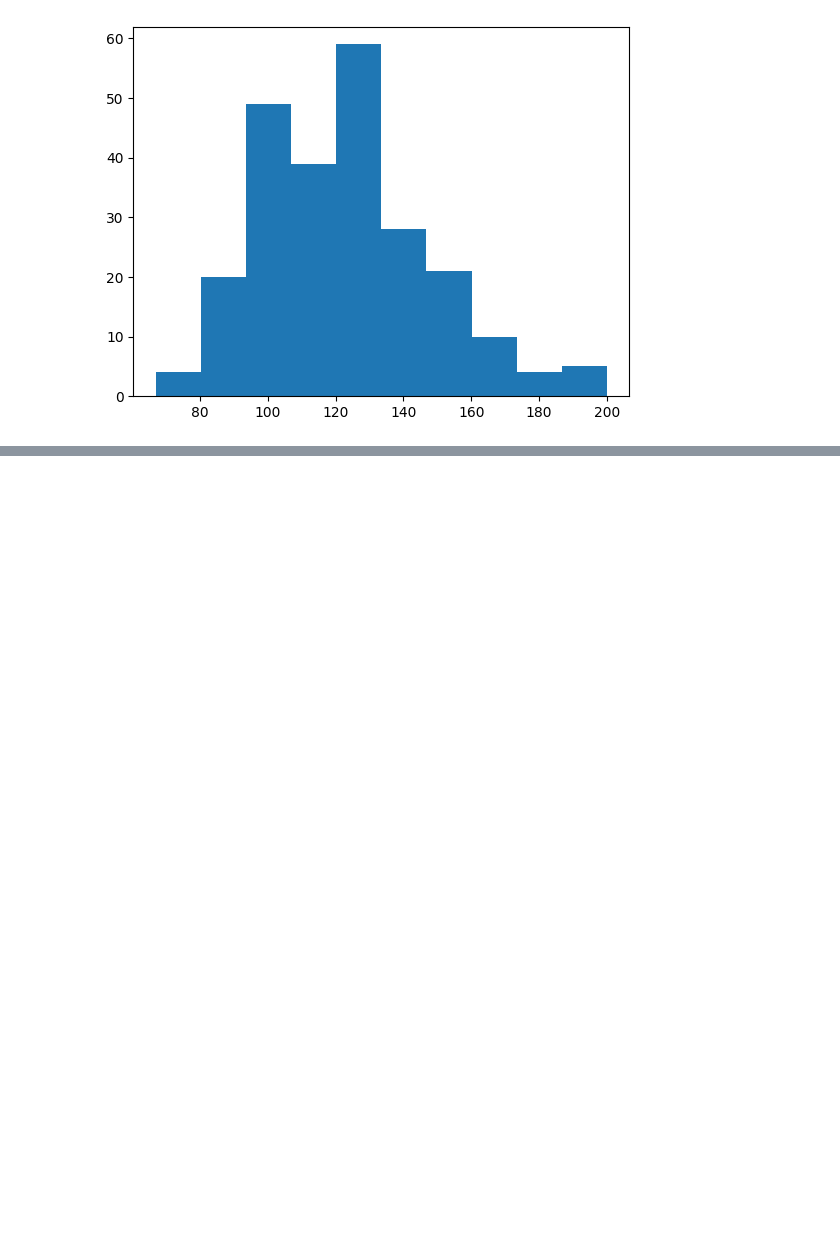
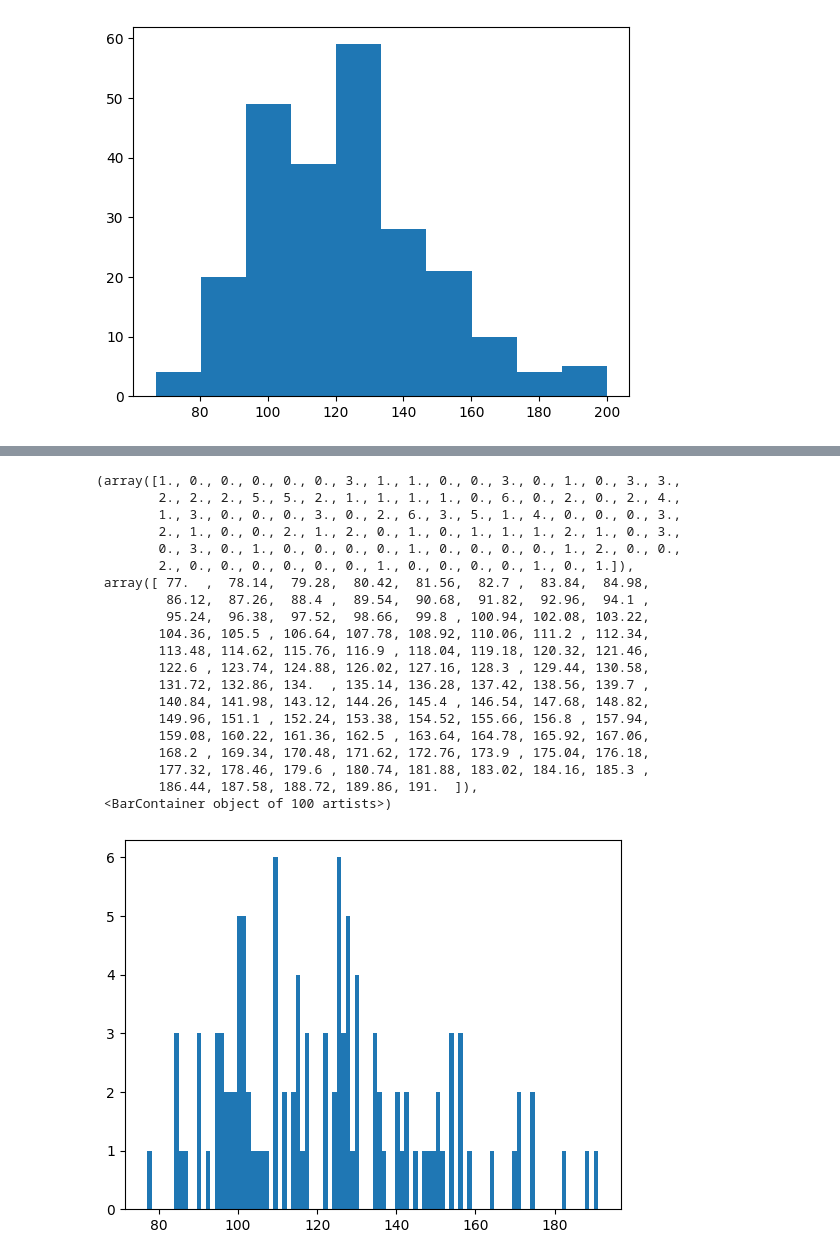
Before and after one commit to ines29/IUI-NLP-Lyrics, a Jupyter notebook: NLP Lyrics.ipynb, the cells around one changed output, grey strips where cells are left out. Drawn from its saved outputs; the diff is of its cells as text; code cells hidden in the pictures; blank space fills up the shorter version.

```diff
--- a/NLP Lyrics.ipynb
+++ b/NLP Lyrics.ipynb
@@ -285,0 +291,29 @@ print(response)
+# %%
+data =[]
+for index,row in df.iterrows():
+    if row['Push myself score']>0:
+        data.append(row['bpm'])
+# %%
+plt.hist(data,100)
+# %% [output]
+(array([1., 0., 0., 0., 0., 0., 3., 1., 1., 0., 0., 3., 0., 1., 0., 3., 3.,
+        2., 2., 2., 5., 5., 2., 1., 1., 1., 1., 0., 6., 0., 2., 0., 2., 4.,
+        1., 3., 0., 0., 0., 3., 0., 2., 6., 3., 5., 1., 4., 0., 0., 0., 3.,
+        2., 1., 0., 0., 2., 1., 2., 0., 1., 0., 1., 1., 1., 2., 1., 0., 3.,
+        0., 3., 0., 1., 0., 0., 0., 0., 1., 0., 0., 0., 0., 1., 2., 0., 0.,
+        2., 0., 0., 0., 0., 0., 0., 1., 0., 0., 0., 0., 1., 0., 1.]),
+ array([ 77.  ,  78.14,  79.28,  80.42,  81.56,  82.7 ,  83.84,  84.98,
+         86.12,  87.26,  88.4 ,  89.54,  90.68,  91.82,  92.96,  94.1 ,
+         95.24,  96.38,  97.52,  98.66,  99.8 , 100.94, 102.08, 103.22,
+        104.36, 105.5 , 106.64, 107.78, 108.92, 110.06, 111.2 , 112.34,
+        113.48, 114.62, 115.76, 116.9 , 118.04, 119.18, 120.32, 121.46,
+        122.6 , 123.74, 124.88, 126.02, 127.16, 128.3 , 129.44, 130.58,
+        131.72, 132.86, 134.  , 135.14, 136.28, 137.42, 138.56, 139.7 ,
+        140.84, 141.98, 143.12, 144.26, 145.4 , 146.54, 147.68, 148.82,
+        149.96, 151.1 , 152.24, 153.38, 154.52, 155.66, 156.8 , 157.94,
+        159.08, 160.22, 161.36, 162.5 , 163.64, 164.78, 165.92, 167.06,
+        168.2 , 169.34, 170.48, 171.62, 172.76, 173.9 , 175.04, 176.18,
+        177.32, 178.46, 179.6 , 180.74, 181.88, 183.02, 184.16, 185.3 ,
+        186.44, 187.58, 188.72, 189.86, 191.  ]),
+ <BarContainer object of 100 artists>)
+[figure, added]
```
Also changed, not shown: parts of 6 cells of this notebook.
